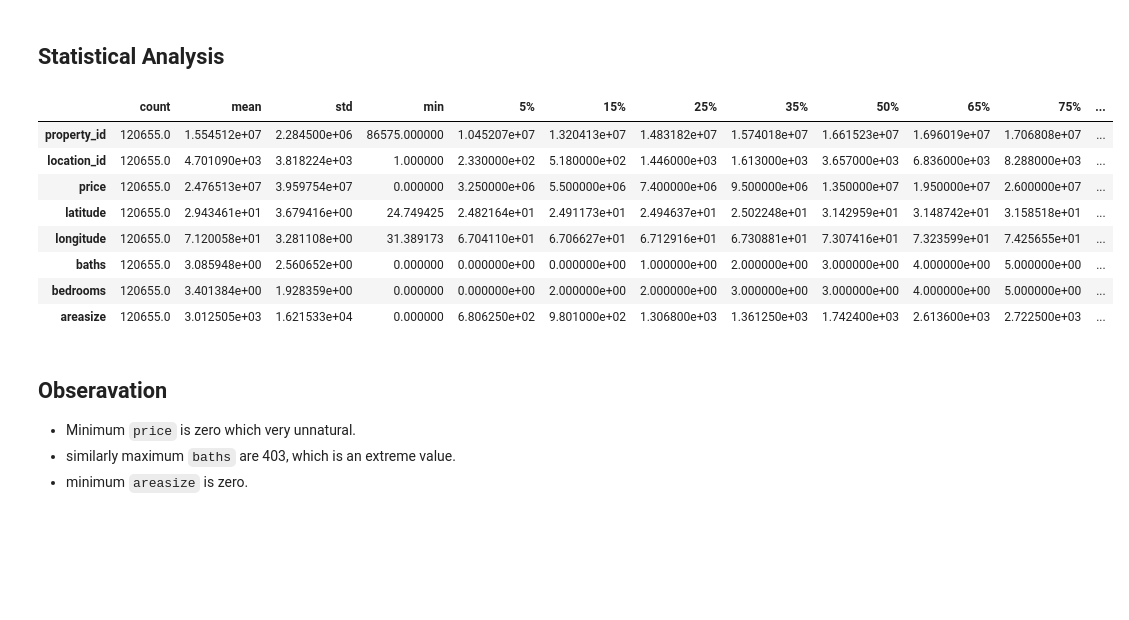
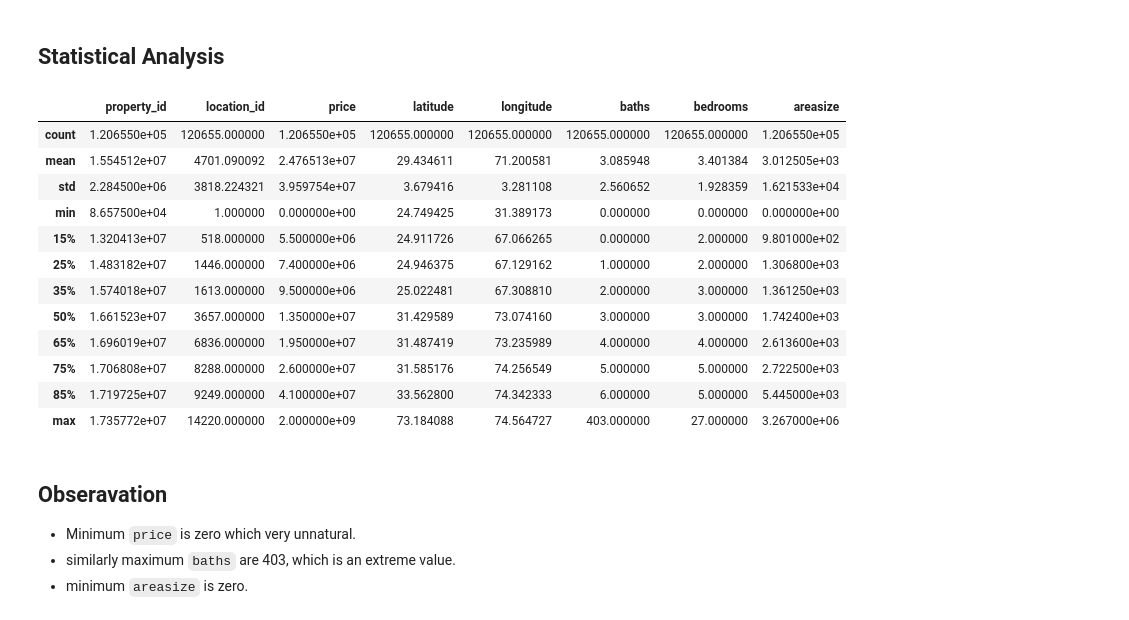
Before and after one commit to SinghJagpreet096/HousePrice-Prediction, a Jupyter notebook: model.ipynb, the cells around one changed output. Saved outputs shown, nothing was run; the diff lists cells and outputs as text; code cells hidden in the pictures; blank space fills up the shorter version.

```diff
--- a/model.ipynb
+++ b/model.ipynb
@@ -107,17 +107,21 @@ shape after drop:(120655, 17)
 # %% [markdown]
 ## Statistical Analysis
 # %%
-df.describe(percentiles=[.05,.15,.25,.35,.5,.65,.75,.85]).T
+df.describe(percentiles=[.15,.25,.35,.5,.65,.75,.85])
 # %% [output]
-|  | count | mean | std | min | 5% | 15% | 25% | 35% | 50% | 65% | 75% | ... |
-| property_id | 120655.0 | 1.554512e+07 | 2.284500e+06 | 86575.000000 | 1.045207e+07 | 1.320413e+07 | 1.483182e+07 | 1.574018e+07 | 1.661523e+07 | 1.696019e+07 | 1.706808e+07 | ... |
-| location_id | 120655.0 | 4.701090e+03 | 3.818224e+03 | 1.000000 | 2.330000e+02 | 5.180000e+02 | 1.446000e+03 | 1.613000e+03 | 3.657000e+03 | 6.836000e+03 | 8.288000e+03 | ... |
-| price | 120655.0 | 2.476513e+07 | 3.959754e+07 | 0.000000 | 3.250000e+06 | 5.500000e+06 | 7.400000e+06 | 9.500000e+06 | 1.350000e+07 | 1.950000e+07 | 2.600000e+07 | ... |
-| latitude | 120655.0 | 2.943461e+01 | 3.679416e+00 | 24.749425 | 2.482164e+01 | 2.491173e+01 | 2.494637e+01 | 2.502248e+01 | 3.142959e+01 | 3.148742e+01 | 3.158518e+01 | ... |
-| longitude | 120655.0 | 7.120058e+01 | 3.281108e+00 | 31.389173 | 6.704110e+01 | 6.706627e+01 | 6.712916e+01 | 6.730881e+01 | 7.307416e+01 | 7.323599e+01 | 7.425655e+01 | ... |
-| baths | 120655.0 | 3.085948e+00 | 2.560652e+00 | 0.000000 | 0.000000e+00 | 0.000000e+00 | 1.000000e+00 | 2.000000e+00 | 3.000000e+00 | 4.000000e+00 | 5.000000e+00 | ... |
-| bedrooms | 120655.0 | 3.401384e+00 | 1.928359e+00 | 0.000000 | 0.000000e+00 | 2.000000e+00 | 2.000000e+00 | 3.000000e+00 | 3.000000e+00 | 4.000000e+00 | 5.000000e+00 | ... |
-| areasize | 120655.0 | 3.012505e+03 | 1.621533e+04 | 0.000000 | 6.806250e+02 | 9.801000e+02 | 1.306800e+03 | 1.361250e+03 | 1.742400e+03 | 2.613600e+03 | 2.722500e+03 | ... |
+|  | property_id | location_id | price | latitude | longitude | baths | bedrooms | areasize |
+| count | 1.206550e+05 | 120655.000000 | 1.206550e+05 | 120655.000000 | 120655.000000 | 120655.000000 | 120655.000000 | 1.206550e+05 |
+| mean | 1.554512e+07 | 4701.090092 | 2.476513e+07 | 29.434611 | 71.200581 | 3.085948 | 3.401384 | 3.012505e+03 |
+| std | 2.284500e+06 | 3818.224321 | 3.959754e+07 | 3.679416 | 3.281108 | 2.560652 | 1.928359 | 1.621533e+04 |
+| min | 8.657500e+04 | 1.000000 | 0.000000e+00 | 24.749425 | 31.389173 | 0.000000 | 0.000000 | 0.000000e+00 |
+| 15% | 1.320413e+07 | 518.000000 | 5.500000e+06 | 24.911726 | 67.066265 | 0.000000 | 2.000000 | 9.801000e+02 |
+| 25% | 1.483182e+07 | 1446.000000 | 7.400000e+06 | 24.946375 | 67.129162 | 1.000000 | 2.000000 | 1.306800e+03 |
+| 35% | 1.574018e+07 | 1613.000000 | 9.500000e+06 | 25.022481 | 67.308810 | 2.000000 | 3.000000 | 1.361250e+03 |
+| 50% | 1.661523e+07 | 3657.000000 | 1.350000e+07 | 31.429589 | 73.074160 | 3.000000 | 3.000000 | 1.742400e+03 |
+| 65% | 1.696019e+07 | 6836.000000 | 1.950000e+07 | 31.487419 | 73.235989 | 4.000000 | 4.000000 | 2.613600e+03 |
+| 75% | 1.706808e+07 | 8288.000000 | 2.600000e+07 | 31.585176 | 74.256549 | 5.000000 | 5.000000 | 2.722500e+03 |
+| 85% | 1.719725e+07 | 9249.000000 | 4.100000e+07 | 33.562800 | 74.342333 | 6.000000 | 5.000000 | 5.445000e+03 |
+| max | 1.735772e+07 | 14220.000000 | 2.000000e+09 | 73.184088 | 74.564727 | 403.000000 | 27.000000 | 3.267000e+06 |
 # %% [markdown]
 ## Obseravation
 - Minimum `price` is zero which very unnatural.
```
Also changed, not shown: parts of 23 cells of this notebook.
